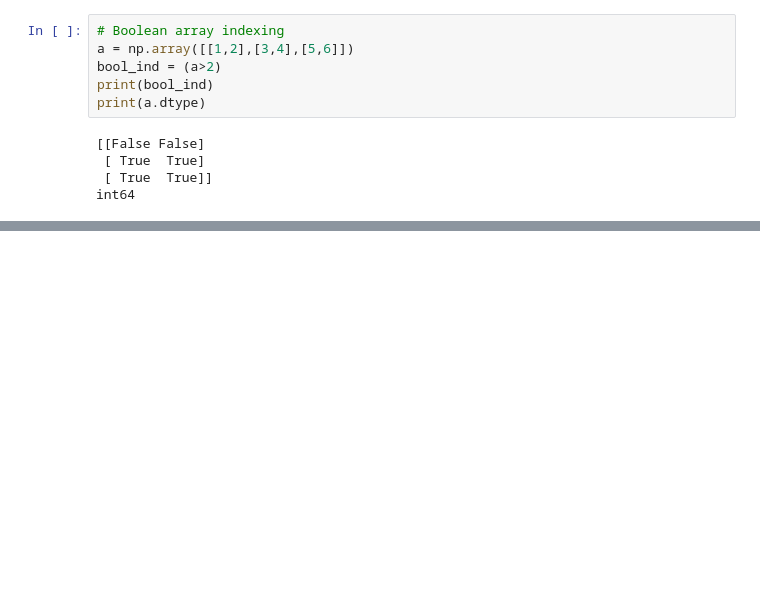
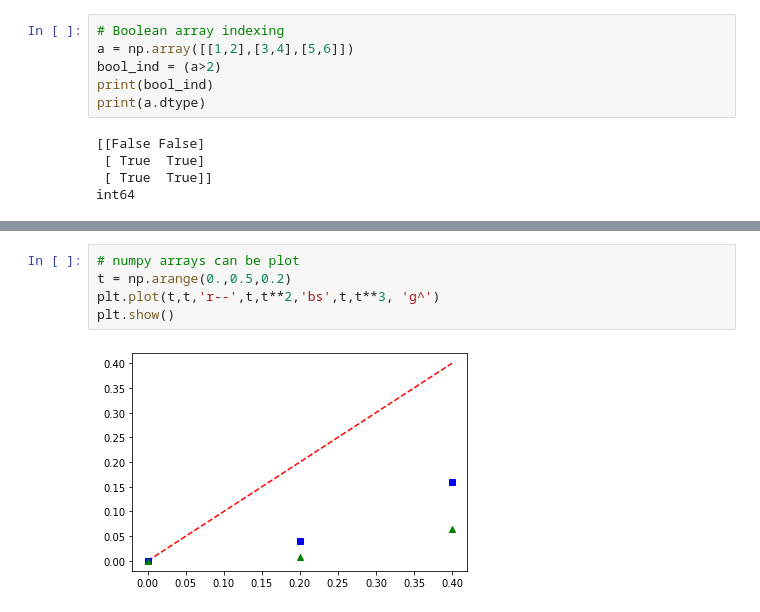
Before and after one commit to Jamyla04/REU-Python-, a Jupyter notebook: datasciencetools1.ipynb, the cells around one changed output, grey strips where cells are left out. Cells and saved outputs as stored; diff of their text form; blank space fills up the shorter version.

```diff
--- a/datasciencetools1.ipynb
+++ b/datasciencetools1.ipynb
@@ -62,0 +76,7 @@ int64
+# %%
+# numpy arrays can be plot
+t = np.arange(0.,0.5,0.2)
+plt.plot(t,t,'r--',t,t**2,'bs',t,t**3, 'g^')
+plt.show()
+# %% [output]
+[figure, added]
```
Also changed, not shown: parts of 4 cells of this notebook, 8 other files.
